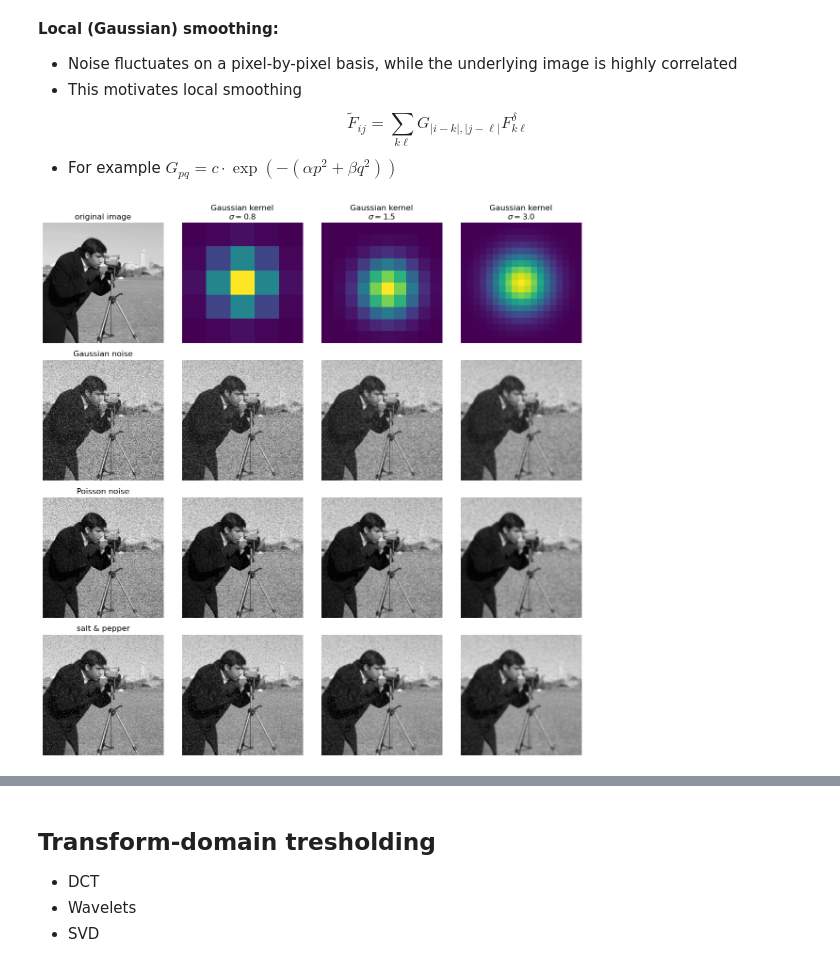
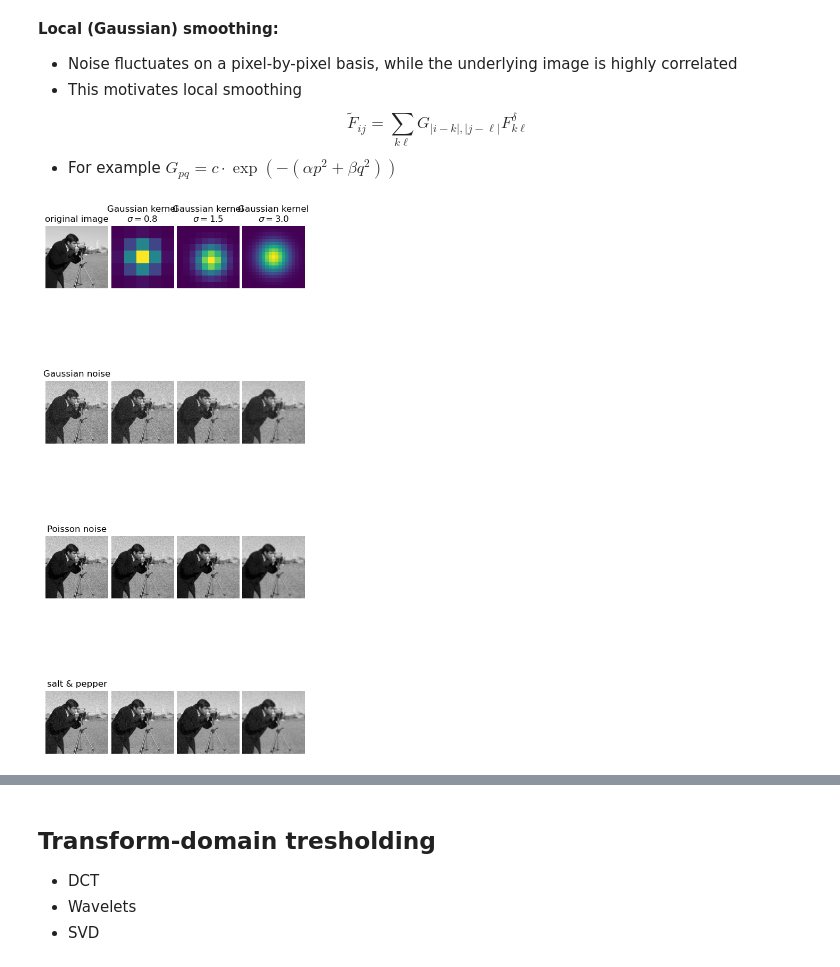
Before and after one commit to cicwi/denoising-tutorial, a Jupyter notebook: presentation-tristan/Presentation.ipynb, the cells around one changed output, grey strips where cells are left out. Cells and saved outputs as stored; diff of their text form; code cells hidden in the pictures.

```diff
--- a/presentation-tristan/Presentation.ipynb
+++ b/presentation-tristan/Presentation.ipynb
@@ -344,34 +344,35 @@ for j, (k, s) in enumerate(zip(kernels, sigmas), start=1):
 # Remaining rows
 # ---------------------------------------------------------
 
 for i, (img, row_title) in enumerate(
     zip(noisy_images[1:], row_titles[1:]),
     start=1
 ):
 
     # noisy image
     axes[i, 0].imshow(img, cmap="gray", vmin=0, vmax=1)
     axes[i, 0].set_title(row_title)
     axes[i, 0].axis("off")
 
     # filtered versions
     for j, s in enumerate(sigmas, start=1):
 
         filtered = gaussian(img, sigma=s)
 
         axes[i, j].imshow(
             filtered,
             cmap="gray",
             vmin=0,
             vmax=1
         )
 
         axes[i, j].axis("off")
 
 plt.tight_layout()
+fig.set_figwidth(5)
 plt.savefig('./figures/gaussian-smoothing.png',dpi=300)
 # %% [output]
-[figure, old version]
+[figure, new version]
 # %% [markdown]
 ![]('./figures/gaussian-smoothing.png')
 # %% [markdown]
```
Also changed, not shown: 2 other files.
